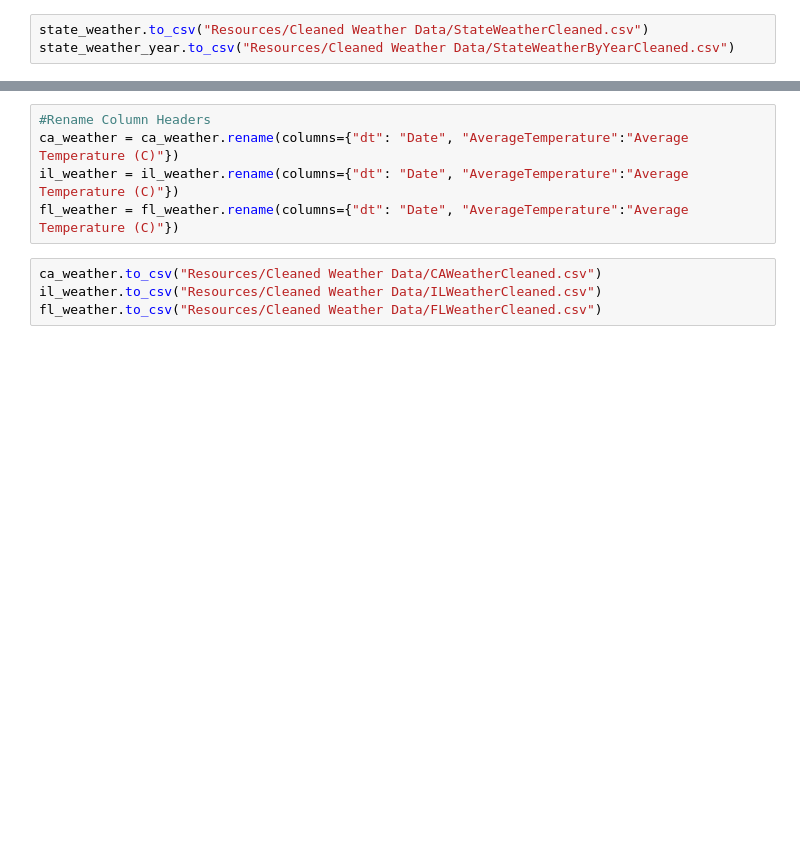
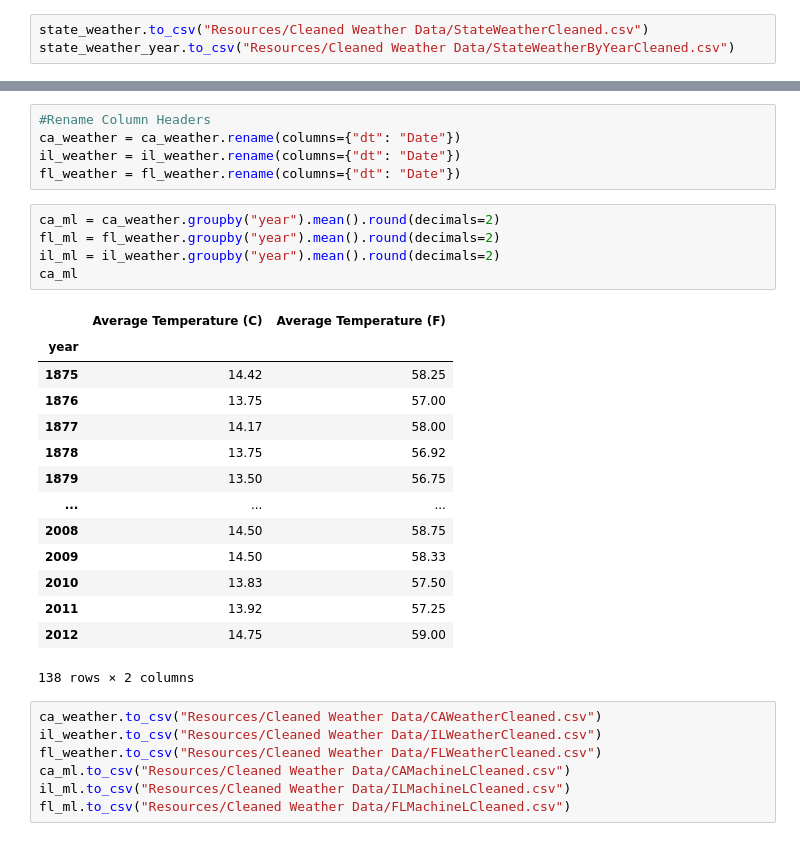
Before and after one commit to connorberek226/Final-Project, a Jupyter notebook: cleaning.ipynb, the cells around one changed output, grey strips where cells are left out. Drawn from its saved outputs; the diff is of its cells as text; blank space fills up the shorter version.

```diff
--- a/cleaning.ipynb
+++ b/cleaning.ipynb
@@ -76,9 +156,32 @@ ca_weather.dtypes
 # %%
 #Rename Column Headers
-ca_weather = ca_weather.rename(columns={"dt": "Date", "AverageTemperature":"Average Temperature (C)"})
-il_weather = il_weather.rename(columns={"dt": "Date", "AverageTemperature":"Average Temperature (C)"})
-fl_weather = fl_weather.rename(columns={"dt": "Date", "AverageTemperature":"Average Temperature (C)"})
+ca_weather = ca_weather.rename(columns={"dt": "Date"})
+il_weather = il_weather.rename(columns={"dt": "Date"})
+fl_weather = fl_weather.rename(columns={"dt": "Date"})
+# %%
+ca_ml = ca_weather.groupby("year").mean().round(decimals=2)
+fl_ml = fl_weather.groupby("year").mean().round(decimals=2)
+il_ml = il_weather.groupby("year").mean().round(decimals=2)
+ca_ml
+# %% [output]
+|  | Average Temperature (C) | Average Temperature (F) |
+| year |  |  |
+| 1875 | 14.42 | 58.25 |
+| 1876 | 13.75 | 57.00 |
+| 1877 | 14.17 | 58.00 |
+| 1878 | 13.75 | 56.92 |
+| 1879 | 13.50 | 56.75 |
+| ... | ... | ... |
+| 2008 | 14.50 | 58.75 |
+| 2009 | 14.50 | 58.33 |
+| 2010 | 13.83 | 57.50 |
+| 2011 | 13.92 | 57.25 |
+| 2012 | 14.75 | 59.00 |
+138 rows × 2 columns
 # %%
 ca_weather.to_csv("Resources/Cleaned Weather Data/CAWeatherCleaned.csv")
 il_weather.to_csv("Resources/Cleaned Weather Data/ILWeatherCleaned.csv")
 fl_weather.to_csv("Resources/Cleaned Weather Data/FLWeatherCleaned.csv")
+ca_ml.to_csv("Resources/Cleaned Weather Data/CAMachineLCleaned.csv")
+il_ml.to_csv("Resources/Cleaned Weather Data/ILMachineLCleaned.csv")
+fl_ml.to_csv("Resources/Cleaned Weather Data/FLMachineLCleaned.csv")
```
Also changed, not shown: parts of 7 cells of this notebook, 6 other files.
